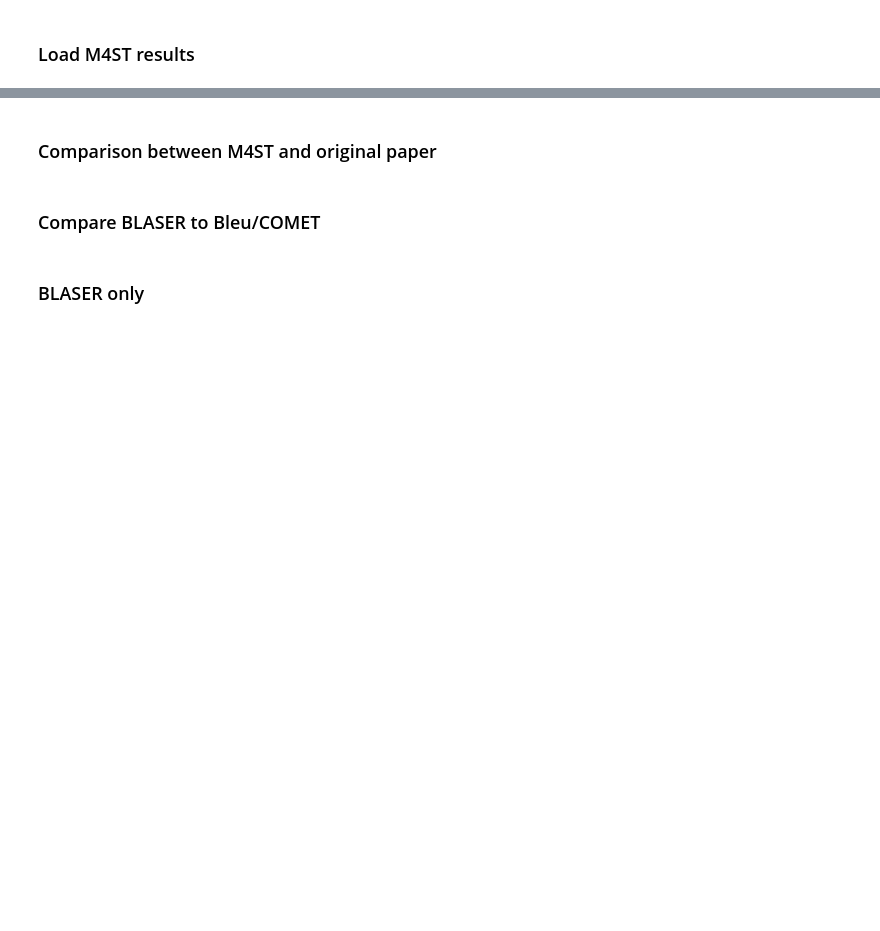
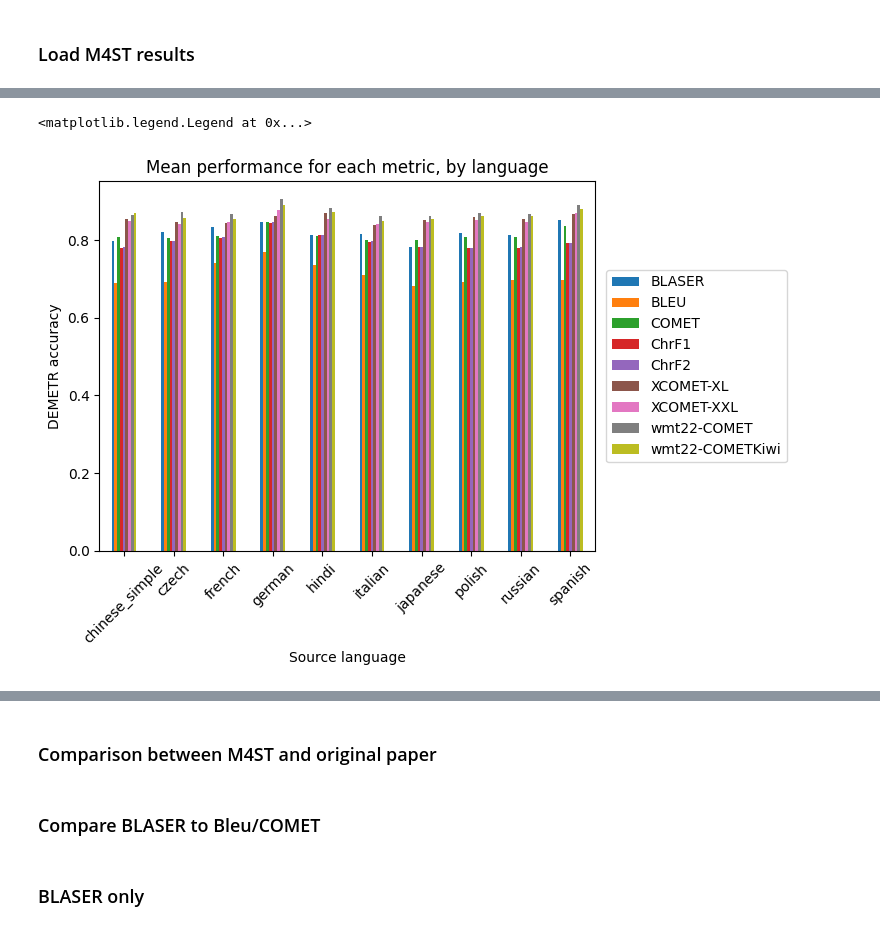
Before and after one commit to alan-turing-institute/ARC-m4st, a Jupyter notebook: notebooks/process_demetr_results.ipynb, the cells around one changed output, grey strips where cells are left out. Cells and saved outputs as stored; diff of their text form; code cells hidden in the pictures; blank space fills up the shorter version.

Commit message:
Additional results for COMET

```diff
--- a/notebooks/process_demetr_results.ipynb
+++ b/notebooks/process_demetr_results.ipynb
@@ -125,9 +189,21 @@ plt.legend(loc='right', bbox_to_anchor=(1.25, 0.5))
+# %%
+# Tidy up COMET naming
+all_res["metric"] = all_res.metric.replace(
+    {
+        "wmt22-comet-da": "wmt22-COMET",
+        "wmt22-cometkiwi-da": "wmt22-COMETKiwi",
+        "Bleu": "BLEU",
+    }
+)
 # %%
 fig, axs = plt.subplots()
-sev_by_lang = all_res.groupby(['source_language', 'metric'])['correct'].mean()
-sev_by_lang.unstack().plot(kind='bar', ax=axs)
+sev_by_lang = all_res.groupby(["source_language", "metric"])["correct"].mean()
+sev_by_lang.unstack().plot(kind="bar", ax=axs)
 plt.xticks(rotation=45)
-plt.ylabel('DEMETR accuracy')
-plt.xlabel('Source language')
-plt.title('Mean performance for each metric, by language')
-plt.legend(loc='right', bbox_to_anchor=(1.25, 0.5))
+plt.ylabel("DEMETR accuracy")
+plt.xlabel("Source language")
+plt.title("Mean performance for each metric, by language")
+plt.legend(loc="right", bbox_to_anchor=(1.4, 0.5))
+# %% [output]
+<matplotlib.legend.Legend at 0x...>
+[figure, added]
```
Also changed, not shown: parts of 40 cells of this notebook.
